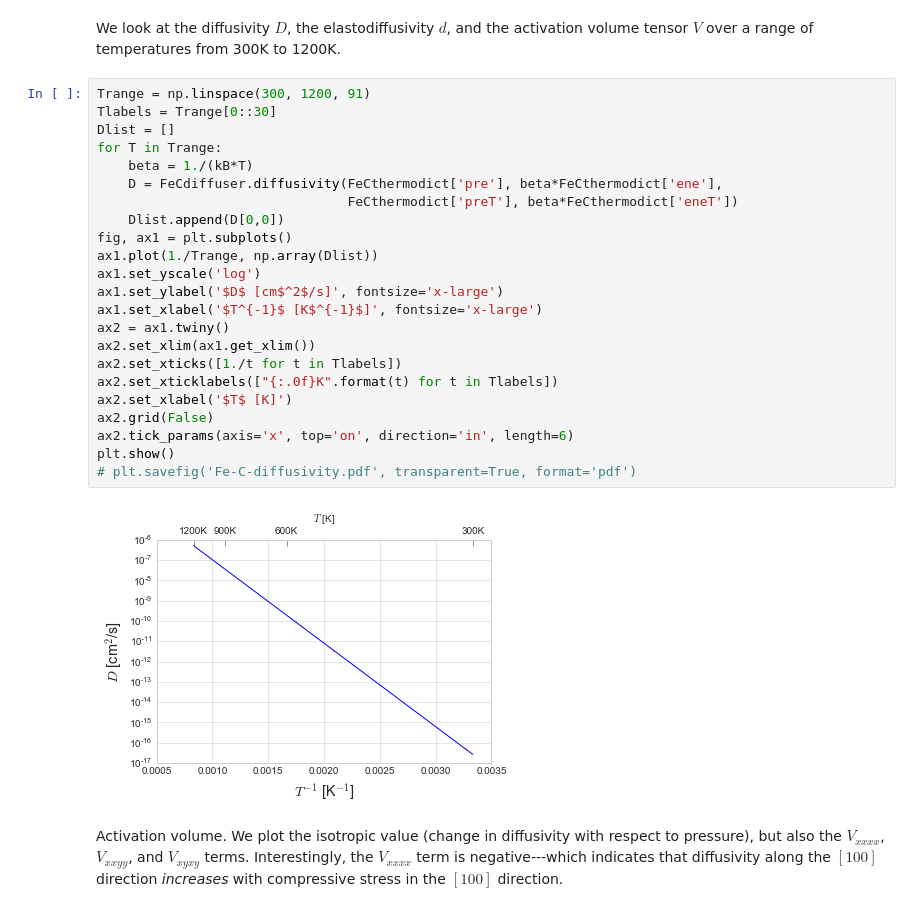
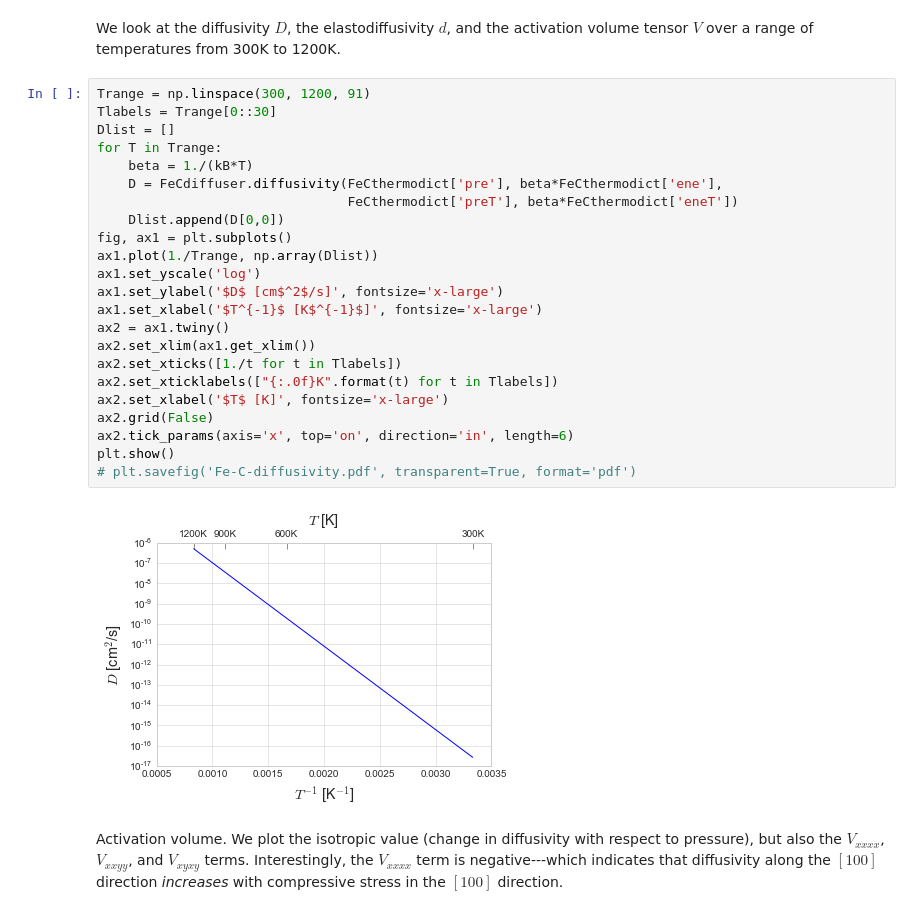
Before and after one commit to DallasTrinkle/Onsager, a Jupyter notebook: examples/Fe-C.ipynb, the cells around one changed output. Saved outputs shown, nothing was run; the diff lists cells and outputs as text.

```diff
--- a/examples/Fe-C.ipynb
+++ b/examples/Fe-C.ipynb
@@ -127,28 +127,28 @@ We look at the diffusivity $D$, the elastodiffusivity $d$, and the activation vo
 # %%
 Trange = np.linspace(300, 1200, 91)
 Tlabels = Trange[0::30]
 Dlist = []
 for T in Trange:
     beta = 1./(kB*T)
     D = FeCdiffuser.diffusivity(FeCthermodict['pre'], beta*FeCthermodict['ene'],
                                 FeCthermodict['preT'], beta*FeCthermodict['eneT'])
     Dlist.append(D[0,0])
 fig, ax1 = plt.subplots()
 ax1.plot(1./Trange, np.array(Dlist))
 ax1.set_yscale('log')
 ax1.set_ylabel('$D$ [cm$^2$/s]', fontsize='x-large')
 ax1.set_xlabel('$T^{-1}$ [K$^{-1}$]', fontsize='x-large')
 ax2 = ax1.twiny()
 ax2.set_xlim(ax1.get_xlim())
 ax2.set_xticks([1./t for t in Tlabels])
 ax2.set_xticklabels(["{:.0f}K".format(t) for t in Tlabels])
-ax2.set_xlabel('$T$ [K]')
+ax2.set_xlabel('$T$ [K]', fontsize='x-large')
 ax2.grid(False)
 ax2.tick_params(axis='x', top='on', direction='in', length=6)
 plt.show()
 # plt.savefig('Fe-C-diffusivity.pdf', transparent=True, format='pdf')
 # %% [output]
-[figure, old version]
+[figure, new version]
 # %% [markdown]
 Activation volume. We plot the isotropic value (change in diffusivity with respect to pressure), but also the $V_{xxxx}$, $V_{xxyy}$, and $V_{xyxy}$ terms. Interestingly, the $V_{xxxx}$ term is negative---which indicates that diffusivity along the $[100]$ direction *increases* with compressive stress in the $[100]$ direction.
 # %%
```
Also changed, not shown: parts of 3 cells of this notebook.
